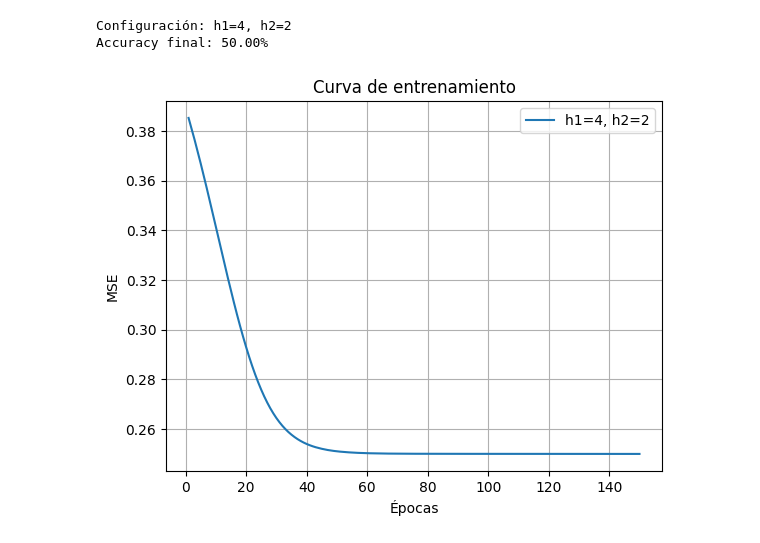
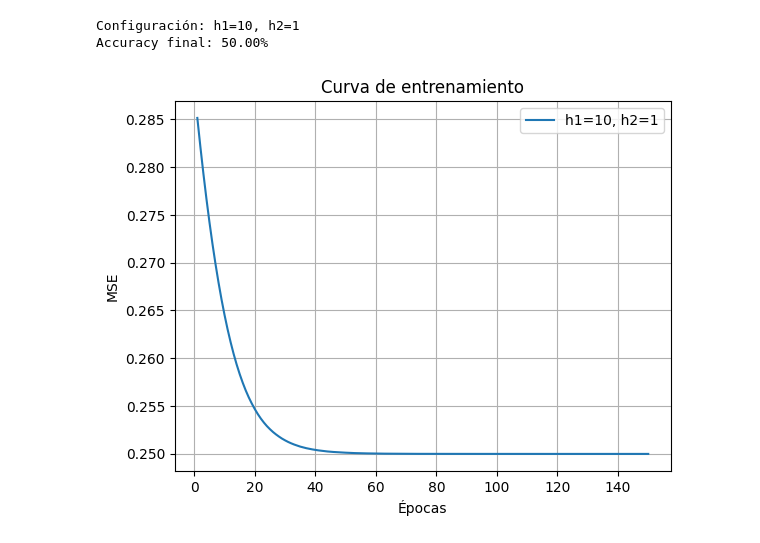
Before and after one commit to Guesseppe100/Perceptron, a Jupyter notebook: constructor_red_neuronal.ipynb, the cells around one changed output. Cells and saved outputs as stored; diff of their text form; code cells hidden in the pictures.

```diff
--- a/constructor_red_neuronal.ipynb
+++ b/constructor_red_neuronal.ipynb
@@ -19,8 +19,8 @@ Y = np.vstack((y1,y2)).T   # (10,2)
 # =========================
 # 2) HIPERPARÁMETROS
 # =========================
-h1 = 4   # neuronas capa oculta 1
-h2 = 2   # neuronas capa oculta 2
+h1 = 10   # neuronas capa oculta 1
+h2 = 1   # neuronas capa oculta 2
 eta = 0.05
 epochs = 150
 seed = 0
@@ -94,35 +94,35 @@ for epoch in range(epochs):
         delta3 = (W4.T @ delta4) * a3 * (1 - a3)
         delta2 = (W3.T @ delta3) * a2 * (1 - a2)
 
         # Actualización
         W4 -= eta * (delta4 @ a3.T)
         b4 -= eta * delta4
         W3 -= eta * (delta3 @ a2.T)
         b3 -= eta * delta3
         W2 -= eta * (delta2 @ x.T)
         b2 -= eta * delta2
 
     # Pérdida por época
     losses.append(mse_loss(X, Y, W2, b2, W3, b3, W4, b4))
 
 # =========================
 # 6) REPORTE Y GRÁFICAS
 # =========================
 acc = accuracy(X, Y, W2, b2, W3, b3, W4, b4)
 print(f"Configuración: h1={h1}, h2={h2}")
 print(f"Accuracy final: {acc*100:.2f}%")
 
 plt.plot(range(1, epochs + 1), losses, label=f"h1={h1}, h2={h2}")
 plt.xlabel("Épocas")
 plt.ylabel("MSE")
 plt.title("Curva de entrenamiento")
 plt.legend()
 plt.grid(True)
 plt.show()
 # %% [output]
-Configuración: h1=4, h2=2
+Configuración: h1=10, h2=1
 Accuracy final: 50.00%
-[figure, old version]
+[figure, new version]
 # %%
 # =========================
 # AÑADIDOS PARA EVALUACIÓN
```
Also changed, not shown: parts of 1 cell of this notebook, 3 other files.
